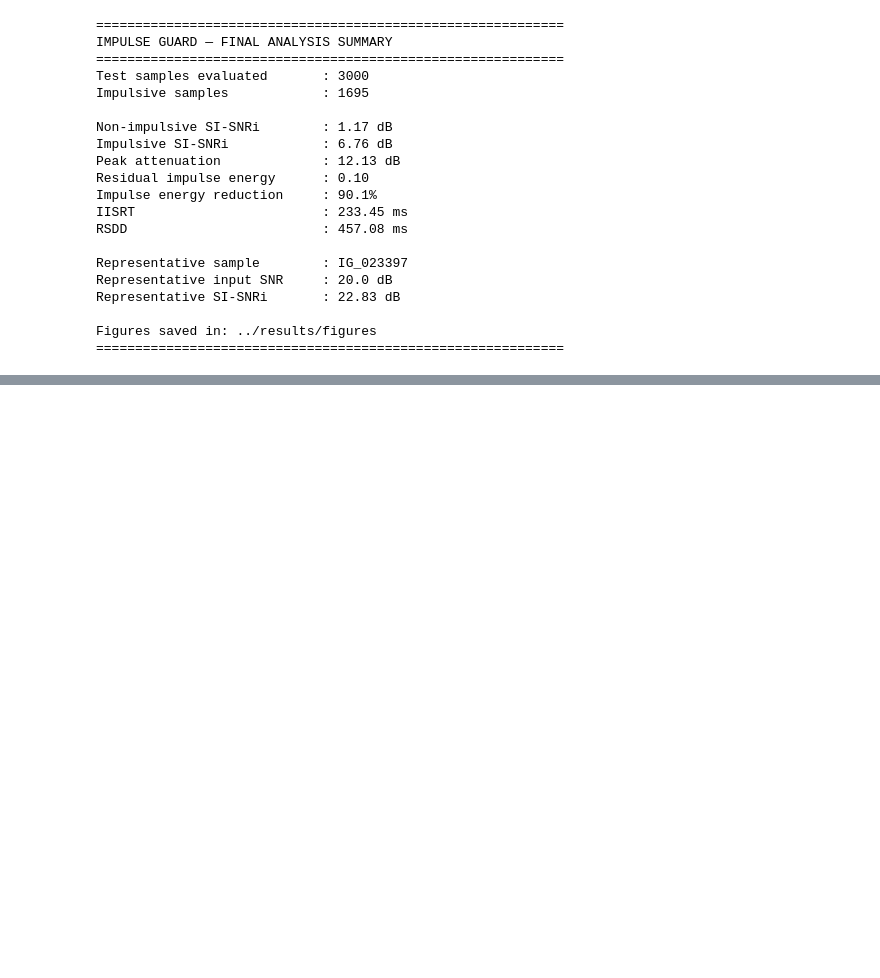
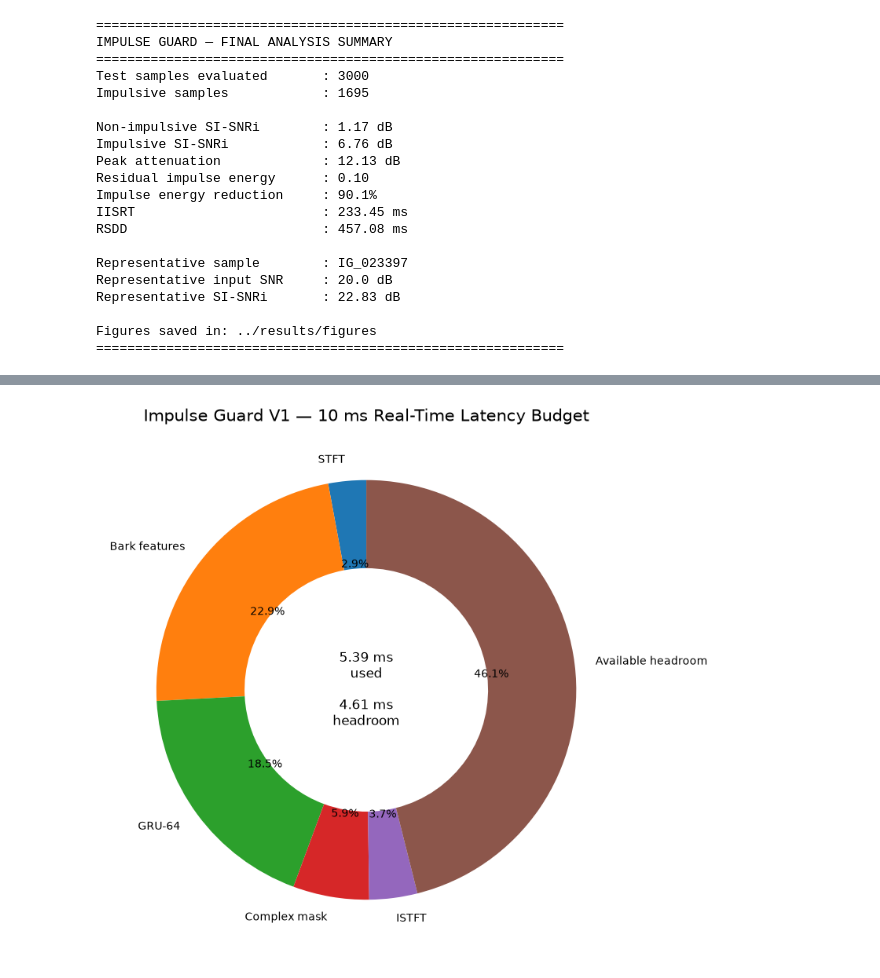
Before and after one commit to zenimon/jigglypuff, a Jupyter notebook: notebooks/Impulse_Guard_Data_Analysis.ipynb, the cells around one changed output, grey strips where cells are left out. Cells and saved outputs as stored; diff of their text form; code cells hidden in the pictures; blank space fills up the shorter version.

```diff
--- a/notebooks/Impulse_Guard_Data_Analysis.ipynb
+++ b/notebooks/Impulse_Guard_Data_Analysis.ipynb
@@ -1170,0 +1506,69 @@ Figures saved in: ../results/figures
+# %%
+
+import matplotlib.pyplot as plt
+
+# Measured latency in milliseconds
+stft = 0.291
+bark = 2.293
+gru = 1.852
+mask = 0.586
+istft = 0.370
+
+budget = 10.0
+
+processing = stft + bark + gru + mask + istft
+headroom = budget - processing
+
+labels = [
+    "STFT",
+    "Bark features",
+    "GRU-64",
+    "Complex mask",
+    "ISTFT",
+    "Available headroom"
+]
+
+values = [
+    stft,
+    bark,
+    gru,
+    mask,
+    istft,
+    headroom
+]
+
+plt.figure(figsize=(8, 8))
+
+plt.pie(
+    values,
+    labels=labels,
+    autopct="%1.1f%%",
+    startangle=90,
+    wedgeprops=dict(width=0.42)
+)
+
+plt.title(
+    "Impulse Guard V1 — 10 ms Real-Time Latency Budget",
+    fontsize=15
+)
+
+plt.text(
+    0,
+    0,
+    f"{processing:.2f} ms\nused\n\n{headroom:.2f} ms\nheadroom",
+    ha="center",
+    va="center",
+    fontsize=12
+)
+
+plt.tight_layout()
+
+plt.savefig(
+    "impulse_guard_latency_budget.png",
+    dpi=300,
+    bbox_inches="tight"
+)
+
+plt.show()
+# %% [output]
+[figure, added]
```
Also changed, not shown: parts of 7 cells of this notebook, 25 other files.
